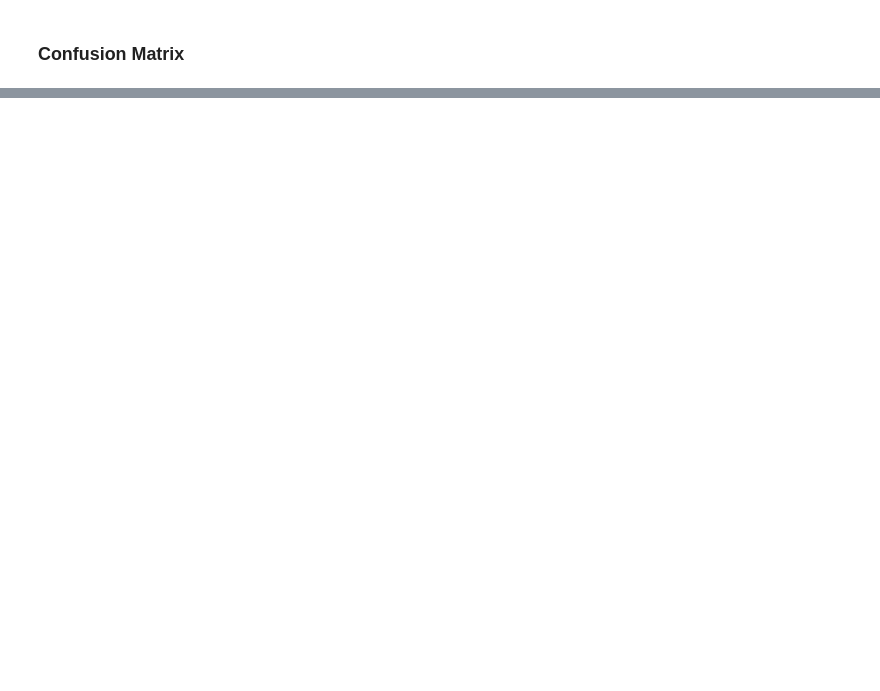
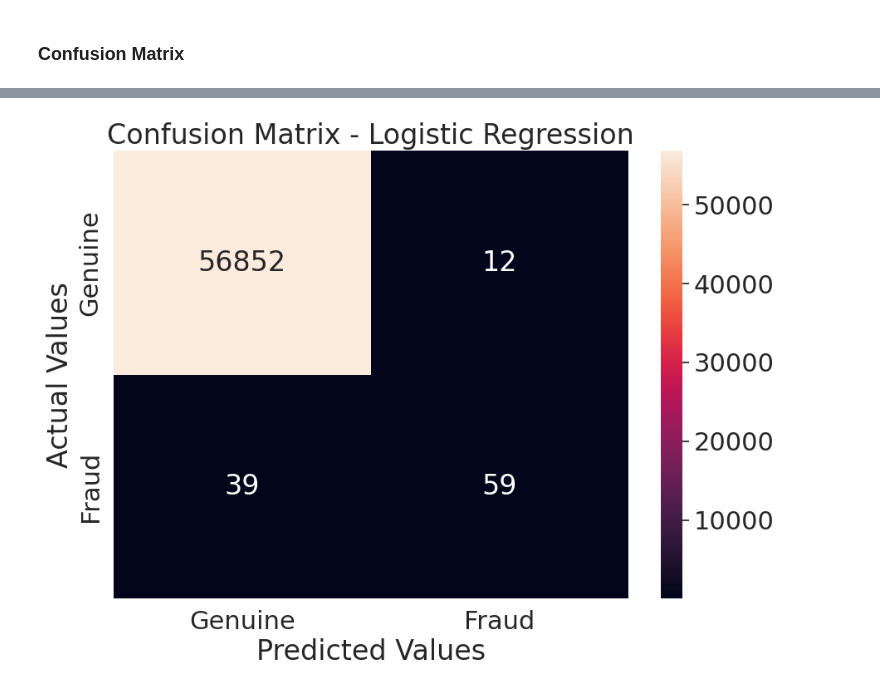
Before and after one commit to arjnmj/ML-Fraud-Detection, a Jupyter notebook: MODEL_1.ipynb, the cells around one changed output, grey strips where cells are left out. Cells and saved outputs as stored; diff of their text form; code cells hidden in the pictures; blank space fills up the shorter version.

```diff
--- a/MODEL_1.ipynb
+++ b/MODEL_1.ipynb
@@ -251,0 +297,14 @@ plt.show()
+# %%
+confusion_matrix = confusion_matrix(test_y, y_pred_best)
+# Visualization
+plt.figure(figsize=(10,7))
+ax = plt.subplot()
+sns.heatmap(confusion_matrix, annot=True, fmt='g', ax = ax)
+ax.set_xlabel('Predicted Values')
+ax.set_ylabel('Actual Values')
+ax.set_title('Confusion Matrix - Logistic Regression')
+ax.xaxis.set_ticklabels(['Genuine','Fraud'])
+ax.yaxis.set_ticklabels(['Genuine','Fraud'])
+plt.show()
+# %% [output]
+[figure, added]
```
Also changed, not shown: parts of 22 cells of this notebook.
